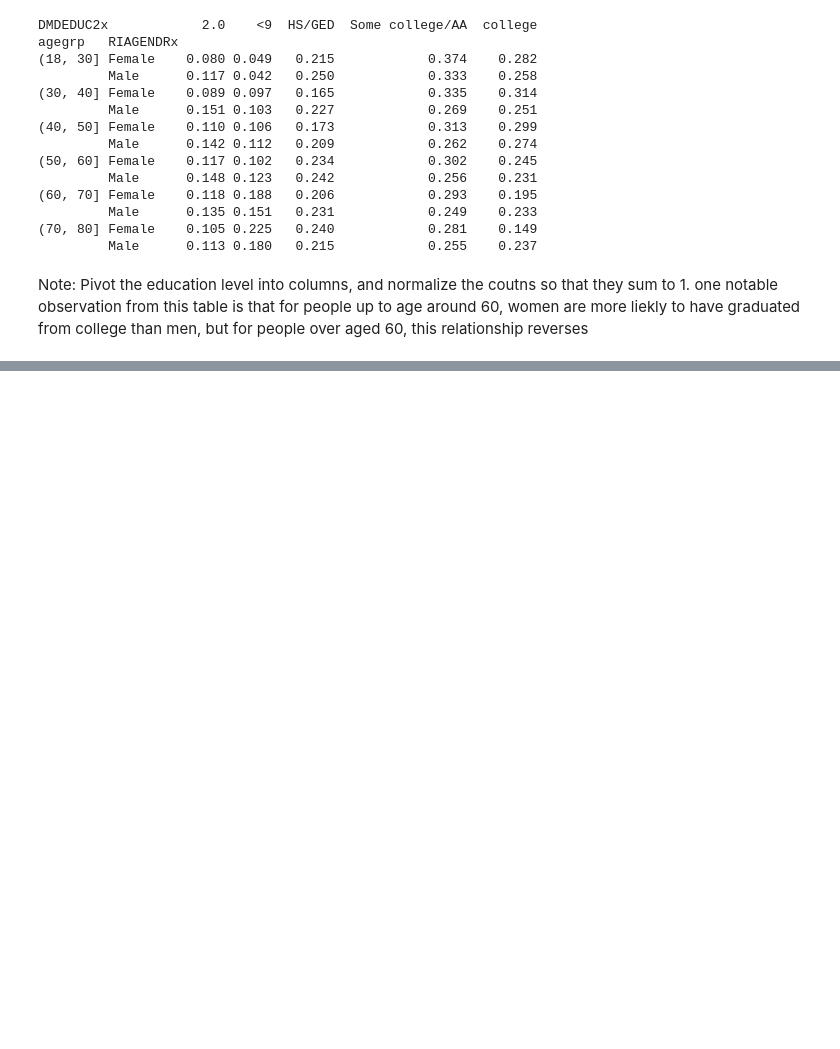
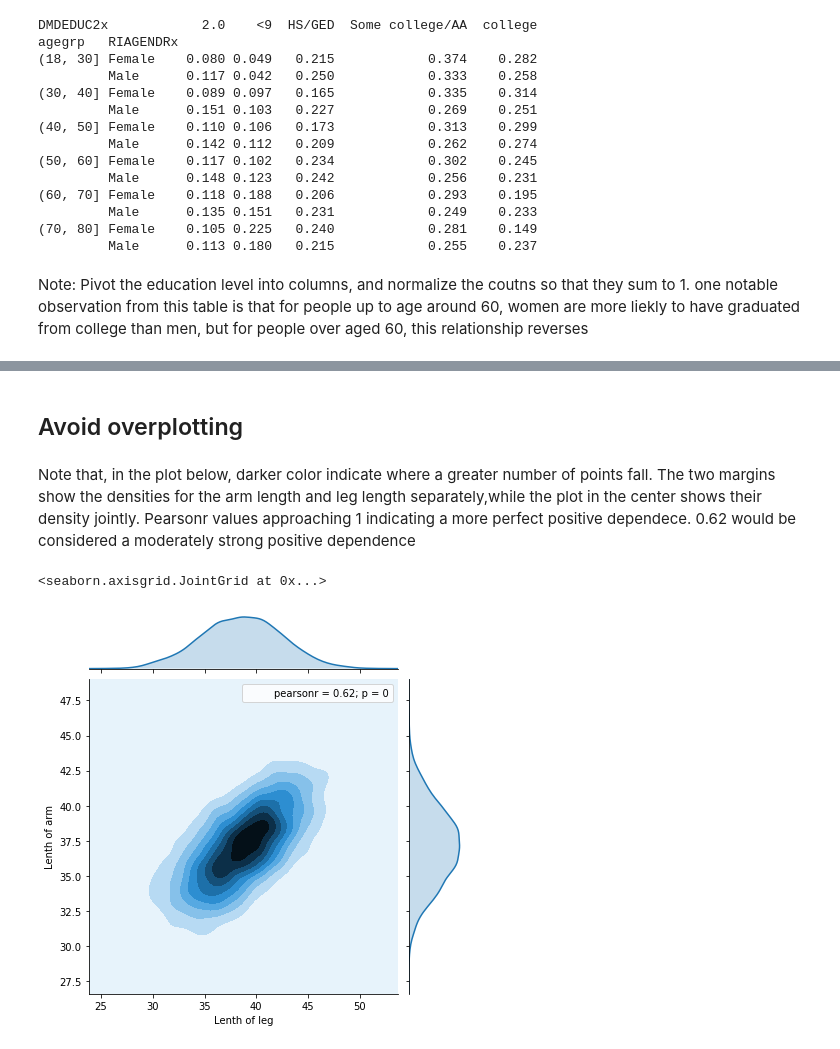
Before and after one commit to JiatianWang/Statistics-, a Jupyter notebook: understanding and visualizing data.ipynb, the cells around one changed output, grey strips where cells are left out. Drawn from its saved outputs; the diff is of its cells as text; code cells hidden in the pictures; blank space fills up the shorter version.

```diff
--- a/understanding and visualizing data.ipynb
+++ b/understanding and visualizing data.ipynb
@@ -179,0 +209,10 @@ one notable observation from this table is that for people up to age around 60,
+# %% [markdown]
+## Avoid overplotting
+# %% [markdown]
+Note that, in the plot below, darker color indicate where a greater number of points fall. The two margins show the densities for the arm length and leg length separately,while the plot in the center shows their density jointly. Pearsonr values approaching 1 indicating a more perfect positive dependece. 0.62 would be considered a moderately strong positive dependence
+# %%
+bp = sns.jointplot(x = 'BMXLEG', y = 'BMXARML', kind = 'kde', data = da).annotate(stats.pearsonr)
+bp.set_axis_labels('Lenth of leg','Lenth of arm')
+# %% [output]
+<seaborn.axisgrid.JointGrid at 0x...>
+[figure, added]
```
Also changed, not shown: parts of 8 cells of this notebook.
